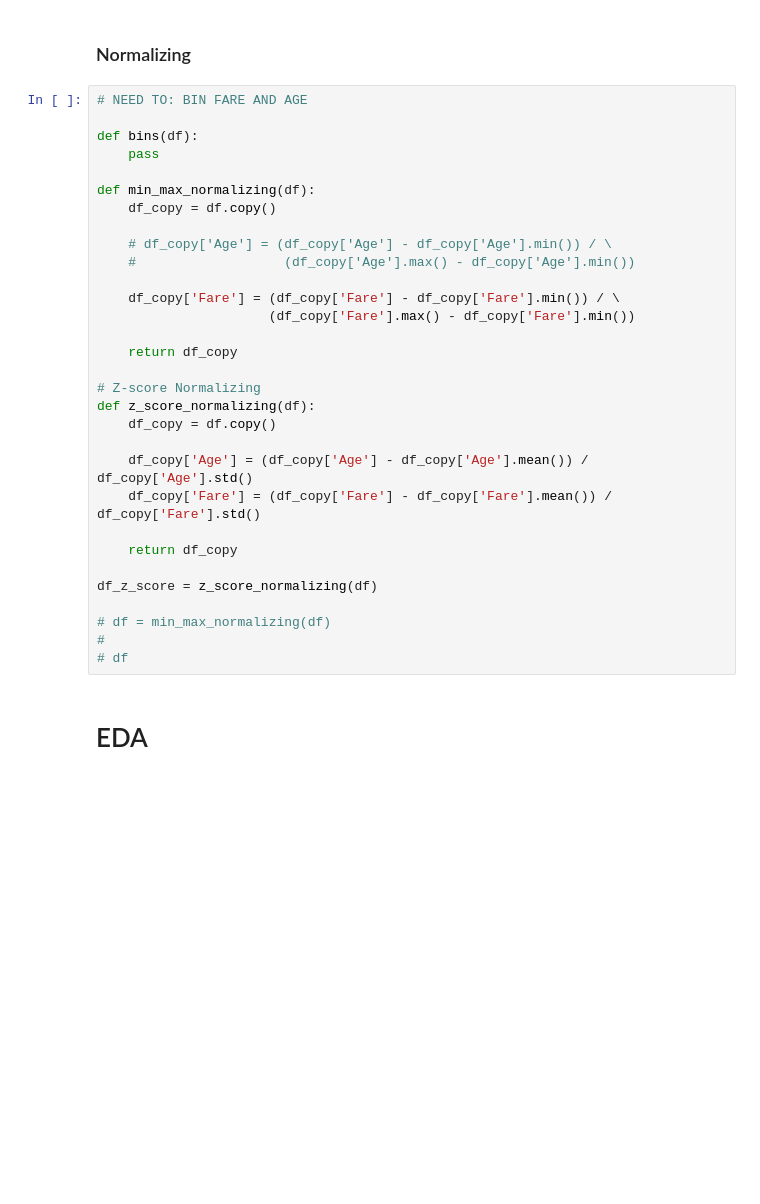
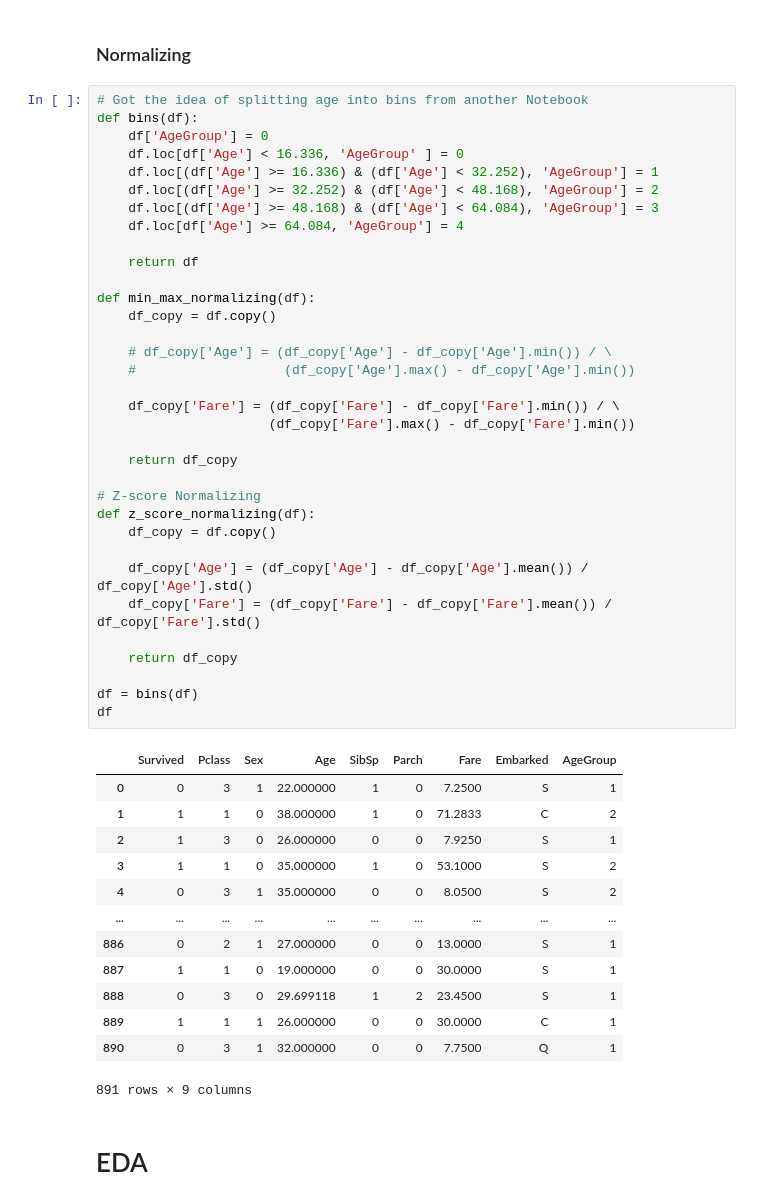
Before and after one commit to Markuski2023/MLGit, a Jupyter notebook: classification.ipynb, the cells around one changed output. Saved outputs shown, nothing was run; the diff lists cells and outputs as text; blank space fills up the shorter version.

```diff
--- a/classification.ipynb
+++ b/classification.ipynb
@@ -192,36 +192,53 @@ memory usage: 43.9+ KB
 # %% [markdown]
 ### Normalizing
 # %%
-# NEED TO: BIN FARE AND AGE
+# Got the idea of splitting age into bins from another Notebook
+def bins(df):
+    df['AgeGroup'] = 0
+    df.loc[df['Age'] < 16.336, 'AgeGroup' ] = 0
+    df.loc[(df['Age'] >= 16.336) & (df['Age'] < 32.252), 'AgeGroup'] = 1
+    df.loc[(df['Age'] >= 32.252) & (df['Age'] < 48.168), 'AgeGroup'] = 2
+    df.loc[(df['Age'] >= 48.168) & (df['Age'] < 64.084), 'AgeGroup'] = 3
+    df.loc[df['Age'] >= 64.084, 'AgeGroup'] = 4
 
-def bins(df):
-    pass
+    return df
 
 def min_max_normalizing(df):
     df_copy = df.copy()
 
     # df_copy['Age'] = (df_copy['Age'] - df_copy['Age'].min()) / \
     #                   (df_copy['Age'].max() - df_copy['Age'].min())
 
     df_copy['Fare'] = (df_copy['Fare'] - df_copy['Fare'].min()) / \
                       (df_copy['Fare'].max() - df_copy['Fare'].min())
 
     return df_copy
 
 # Z-score Normalizing
 def z_score_normalizing(df):
     df_copy = df.copy()
 
     df_copy['Age'] = (df_copy['Age'] - df_copy['Age'].mean()) / df_copy['Age'].std()
     df_copy['Fare'] = (df_copy['Fare'] - df_copy['Fare'].mean()) / df_copy['Fare'].std()
 
     return df_copy
 
-df_z_score = z_score_normalizing(df)
-
-# df = min_max_normalizing(df)
-#
-# df
+df = bins(df)
+df
+# %% [output]
+|  | Survived | Pclass | Sex | Age | SibSp | Parch | Fare | Embarked | AgeGroup |
+| 0 | 0 | 3 | 1 | 22.000000 | 1 | 0 | 7.2500 | S | 1 |
+| 1 | 1 | 1 | 0 | 38.000000 | 1 | 0 | 71.2833 | C | 2 |
+| 2 | 1 | 3 | 0 | 26.000000 | 0 | 0 | 7.9250 | S | 1 |
+| 3 | 1 | 1 | 0 | 35.000000 | 1 | 0 | 53.1000 | S | 2 |
+| 4 | 0 | 3 | 1 | 35.000000 | 0 | 0 | 8.0500 | S | 2 |
+| ... | ... | ... | ... | ... | ... | ... | ... | ... | ... |
+| 886 | 0 | 2 | 1 | 27.000000 | 0 | 0 | 13.0000 | S | 1 |
+| 887 | 1 | 1 | 0 | 19.000000 | 0 | 0 | 30.0000 | S | 1 |
+| 888 | 0 | 3 | 0 | 29.699118 | 1 | 2 | 23.4500 | S | 1 |
+| 889 | 1 | 1 | 1 | 26.000000 | 0 | 0 | 30.0000 | C | 1 |
+| 890 | 0 | 3 | 1 | 32.000000 | 0 | 0 | 7.7500 | Q | 1 |
+891 rows × 9 columns
 # %% [markdown]
 # EDA
 # %% [markdown]
```
Also changed, not shown: parts of 2 cells of this notebook, 1 other file.
